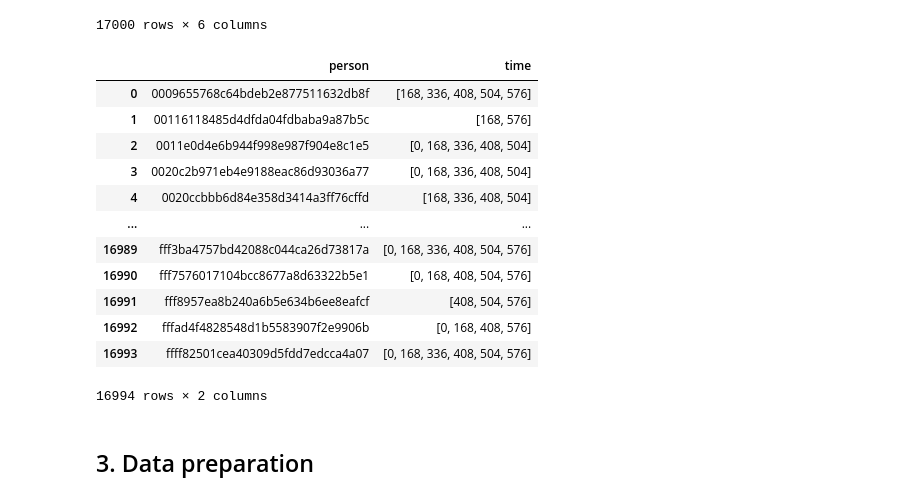
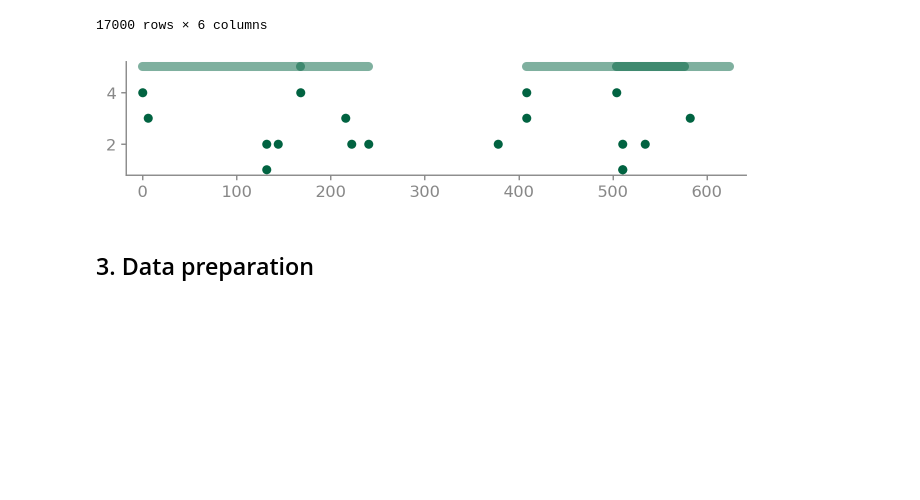
Before and after one commit to gabrieltempass/starbucks, a Jupyter notebook: starbucks.ipynb, the cells around one changed output. Drawn from its saved outputs; the diff is of its cells as text; code cells hidden in the pictures; blank space fills up the shorter version.

Commit message:
feat: Plot events and validity

```diff
--- a/starbucks.ipynb
+++ b/starbucks.ipynb
@@ -342,29 +342,31 @@ df_persons
 | 16998 | 3045af4e98794a04a5542d3eac939b1f | [576] | [[576, 696]] | [576] | NaN | NaN |
 | 16999 | da7a7c0dcfcb41a8acc7864a53cf60fb | NaN | NaN | NaN | [582] | NaN |
 17000 rows × 6 columns
-# %%
-(
-    df_enriched[df_enriched["event"] == "offer received"][
-        ["person", "time"]
-    ]
-    .groupby(["person"])
-    .agg({"time": lambda x: list(x)})
-    .reset_index()
-)
-# %% [output]
-|  | person | time |
-| 0 | 0009655768c64bdeb2e877511632db8f | [168, 336, 408, 504, 576] |
-| 1 | 00116118485d4dfda04fdbaba9a87b5c | [168, 576] |
-| 2 | 0011e0d4e6b944f998e987f904e8c1e5 | [0, 168, 336, 408, 504] |
-| 3 | 0020c2b971eb4e9188eac86d93036a77 | [0, 168, 336, 408, 504] |
-| 4 | 0020ccbbb6d84e358d3414a3ff76cffd | [168, 336, 408, 504] |
-| ... | ... | ... |
-| 16989 | fff3ba4757bd42088c044ca26d73817a | [0, 168, 336, 408, 504, 576] |
-| 16990 | fff7576017104bcc8677a8d63322b5e1 | [0, 168, 408, 504, 576] |
-| 16991 | fff8957ea8b240a6b5e634b6ee8eafcf | [408, 504, 576] |
-| 16992 | fffad4f4828548d1b5583907f2e9906b | [0, 168, 408, 576] |
-| 16993 | ffff82501cea40309d5fdd7edcca4a07 | [0, 168, 336, 408, 504, 576] |
-16994 rows × 2 columns
+# %%
+index = 0
+
+x2 = df_persons.iloc[index, 1]
+y2 = [4] * len(x2)
+x3 = df_persons.iloc[index, 3]
+y3 = [3] * len(x3)
+x4 = df_persons.iloc[index, 4]
+y4 = [2] * len(x4)
+x5 = df_persons.iloc[index, 5]
+y5 = [1] * len(x5)
+
+plt.figure(figsize=(8, 1.5))
+
+for x1 in df_persons.iloc[index, 2]:
+    y1 = [5] * len(x1)
+    plt.plot(x1, y1, linewidth=6.5, alpha=0.5)
+
+plt.scatter(x2, y2)
+plt.scatter(x3, y3)
+plt.scatter(x4, y4)
+plt.scatter(x5, y5)
+plt.show()
+# %% [output]
+[figure, added]
 # %% [markdown]
 ## 3. Data preparation
 # %% [raw]
```
